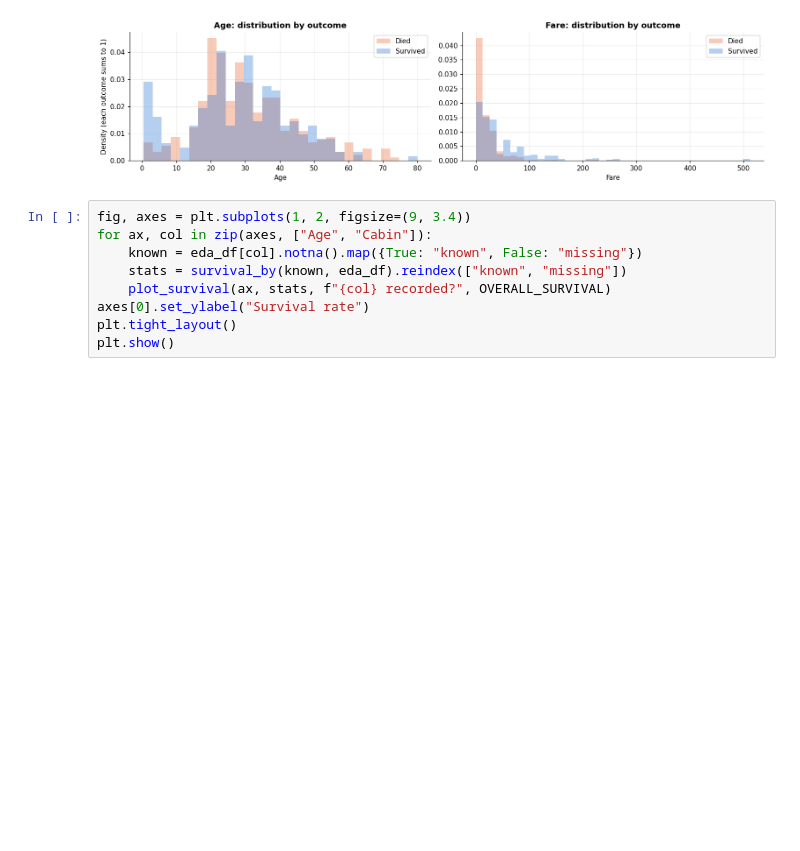
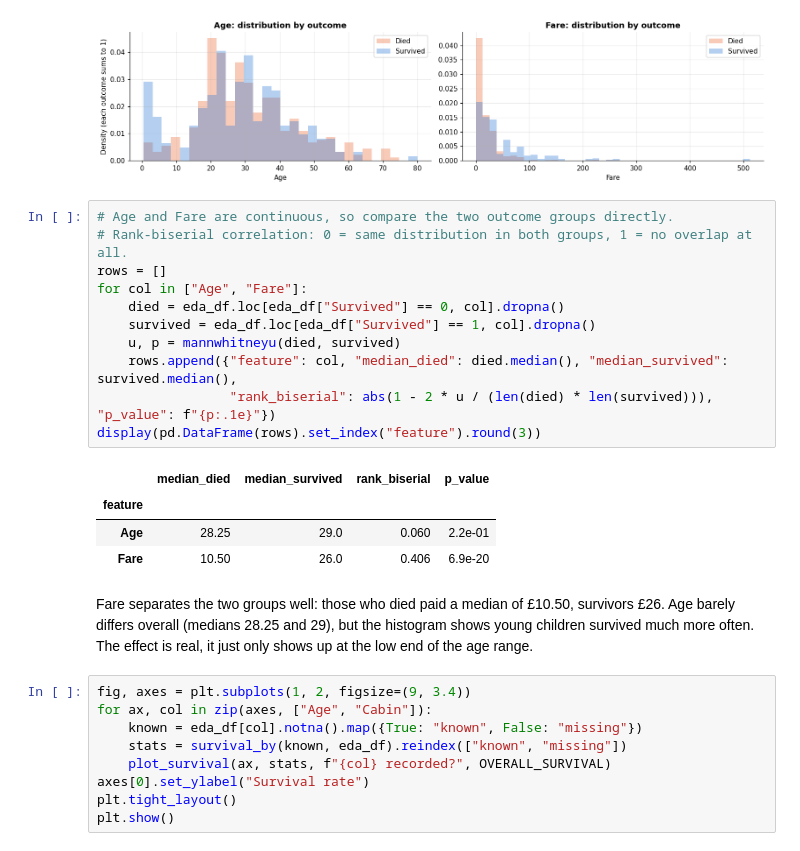
Before and after one commit to hillysegal1/assignment, a Jupyter notebook: notebooks/eda.ipynb, the cells around one changed output. Drawn from its saved outputs; the diff is of its cells as text; blank space fills up the shorter version.

```diff
--- a/notebooks/eda.ipynb
+++ b/notebooks/eda.ipynb
@@ -587,6 +651,24 @@ plt.tight_layout()
 plt.show()
 # %% [output]
 [figure]
+# %%
+# Age and Fare are continuous, so compare the two outcome groups directly.
+# Rank-biserial correlation: 0 = same distribution in both groups, 1 = no overlap at all.
+rows = []
+for col in ["Age", "Fare"]:
+    died = eda_df.loc[eda_df["Survived"] == 0, col].dropna()
+    survived = eda_df.loc[eda_df["Survived"] == 1, col].dropna()
+    u, p = mannwhitneyu(died, survived)
+    rows.append({"feature": col, "median_died": died.median(), "median_survived": survived.median(),
+                 "rank_biserial": abs(1 - 2 * u / (len(died) * len(survived))), "p_value": f"{p:.1e}"})
+display(pd.DataFrame(rows).set_index("feature").round(3))
+# %% [output]
+|  | median_died | median_survived | rank_biserial | p_value |
+| feature |  |  |  |  |
+| Age | 28.25 | 29.0 | 0.060 | 2.2e-01 |
+| Fare | 10.50 | 26.0 | 0.406 | 6.9e-20 |
+# %% [markdown]
+Fare separates the two groups well: those who died paid a median of £10.50, survivors £26. Age barely differs overall (medians 28.25 and 29), but the histogram shows young children survived much more often. The effect is real, it just only shows up at the low end of the age range.
 # %%
 fig, axes = plt.subplots(1, 2, figsize=(9, 3.4))
 for ax, col in zip(axes, ["Age", "Cabin"]):
```
Also changed, not shown: parts of 67 cells of this notebook.
